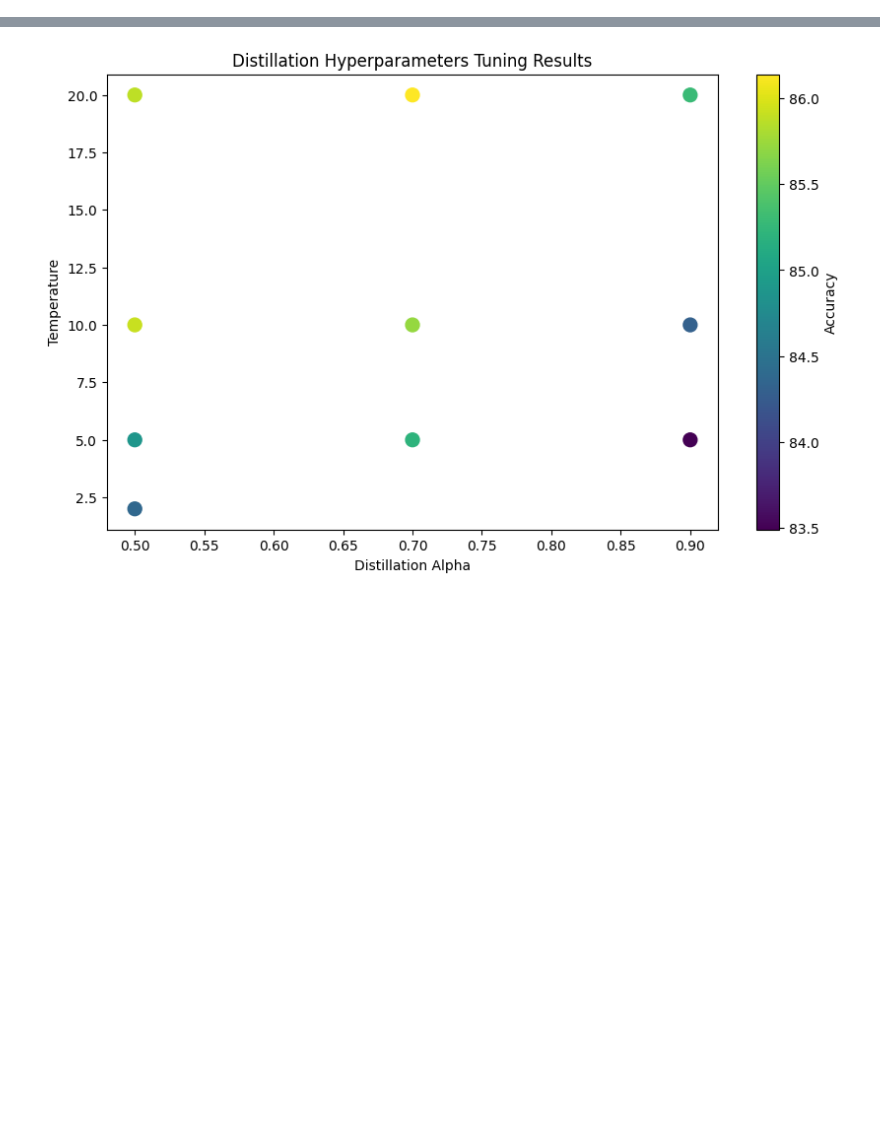
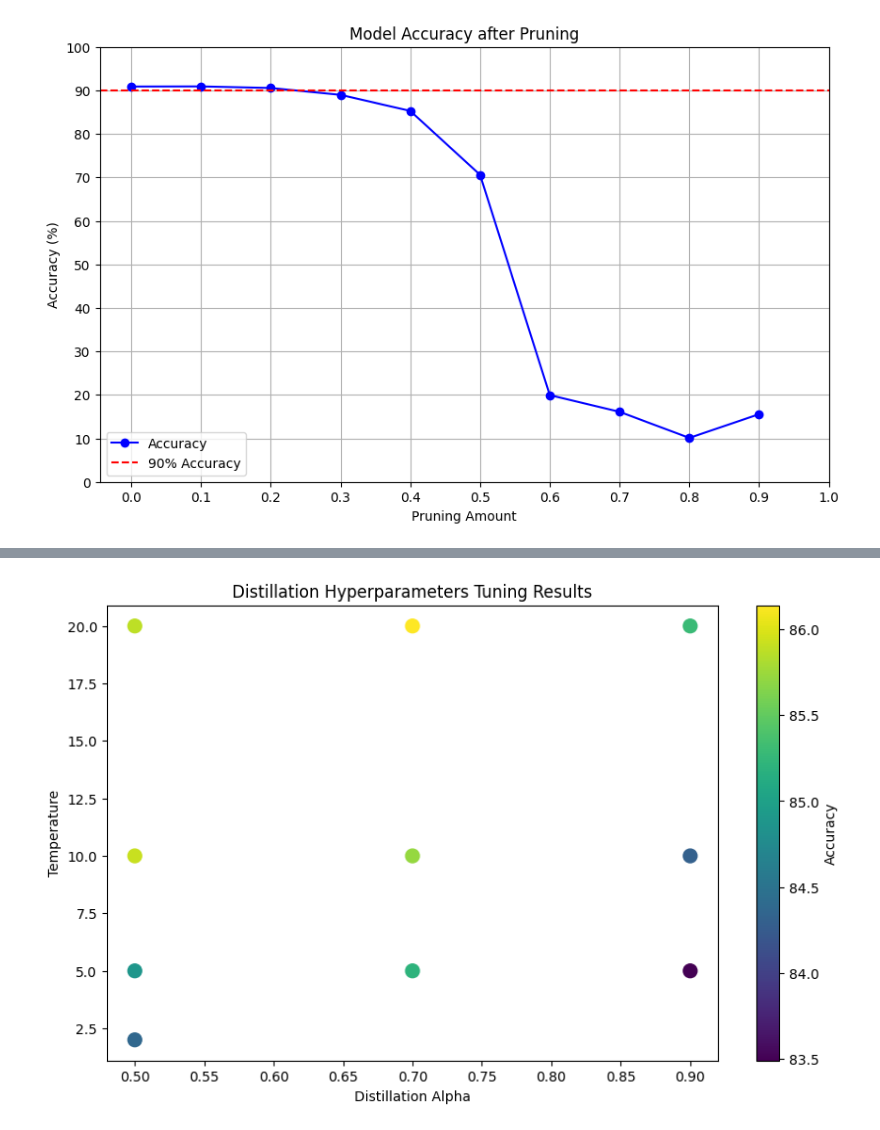
Before and after one commit to JulesPeignier/Efficient_Deep_Learning, a Jupyter notebook: test.ipynb, the cells around one changed output, grey strips where cells are left out. Drawn from its saved outputs; the diff is of its cells as text; code cells hidden in the pictures; blank space fills up the shorter version.

```diff
--- a/test.ipynb
+++ b/test.ipynb
@@ -4,0 +125,8 @@ accuracies [93.17, 91.88, 58.23, 93.79]
+# %%
+
+results= [(0.0, 90.88), (0.1, 90.91), (0.2, 90.55), (0.3, 88.97), (0.4, 85.29), (0.5, 70.6), (0.6, 19.94), (0.7, 16.1), (0.8, 10.1), (0.9, 15.56)]
+ratio = 0.5
+
+acc_pruning_ratio(results)
+# %% [output]
+[figure, added]
```
Also changed, not shown: parts of 11 cells of this notebook, 7 other files.
